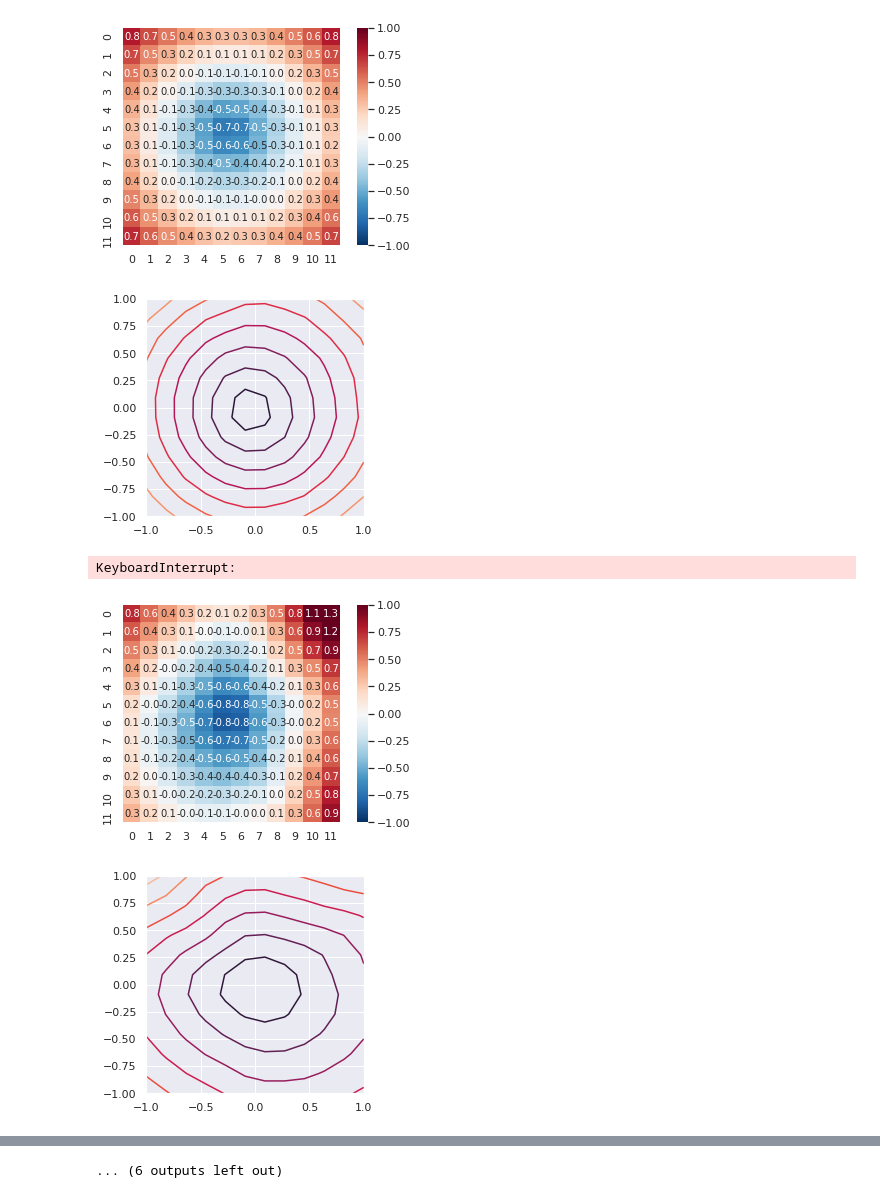
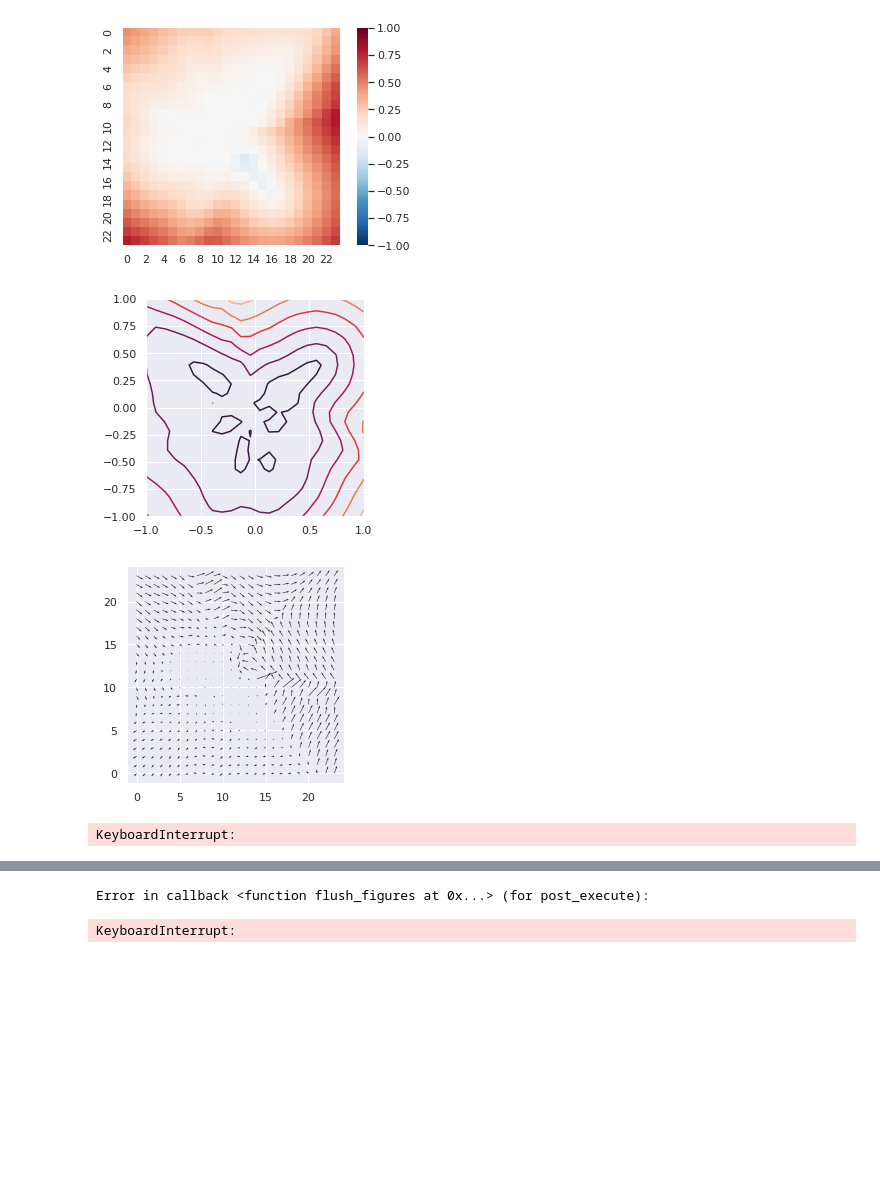
Before and after one commit to AnimatedRNG/3D-video-dynamics, a Jupyter notebook: 2D_experiment.ipynb, the cells around one changed output, grey strips where cells are left out. Saved outputs shown, nothing was run; the diff lists cells and outputs as text; code cells hidden in the pictures; blank space fills up the shorter version.

```diff
--- a/2D_experiment.ipynb
+++ b/2D_experiment.ipynb
@@ -28,7 +28,7 @@ def visualize_normals(pc, normals, limits=[[-1, 1], [-1, 1]]):
     ax.set_aspect('equal')
     plt.show()
 
-def visualize_sdf(sdf, steps=12, extent=[-1, 1, -1, 1], device='cuda'):
+def visualize_sdf(sdf, steps=24, extent=[-1, 1, -1, 1], device='cuda'):
     with torch.enable_grad():
         x = torch.linspace(extent[0], extent[1], steps=steps, device=device)
         y = torch.linspace(extent[0], extent[1], steps=steps, device=device)
@@ -49,7 +49,8 @@ def visualize_sdf(sdf, steps=12, extent=[-1, 1, -1, 1], device='cuda'):
     display.clear_output(wait=True)
 
     heat_fig, heat_ax = plt.subplots()
-    heat_ax = sns.heatmap(v, annot=True, fmt=".1f",
+    heat_ax = sns.heatmap(v,
+                          #annot=True, fmt=".1f",
                           vmin=-1, vmax=1, center=0.0,
                           cmap="RdBu_r")
     heat_ax.set_aspect('equal')
@@ -73,11 +74,17 @@ def get_pc(n=128):
     return torch.stack((radius * torch.cos(theta),
                         radius * torch.sin(theta)), dim=-1)
 
+def get_butterfly(n=1024):
+    theta = torch.linspace(0, 2 * np.pi, steps=n)
+    radius = ((torch.cos(5.0 * theta) ** 2.0) + torch.sin(3 * theta) + 0.3) / 3.0
+    return torch.stack((radius * torch.cos(theta),
+                        radius * torch.sin(theta)), dim=-1)
+
 def compute_normals_2D(pc, ego):
     pc = torch.cat((pc, torch.ones(pc.shape[:-1] + (1,))), dim=-1)
     return compute_normals(pc, ego, False, True)[:, :2]
 # %%
-pc = get_pc()
+pc = get_butterfly()
 normals = compute_normals_2D(pc, torch.tensor([[0.0, 0.0, 0.0]]))
 visualize_normals(pc, normals)
 # %% [output]
@@ -89,10 +96,10 @@ dset = PointDataset(pc, normals)
 loader = DataLoader(dset, batch_size=32, shuffle=True)
 
 '''model = Siren(in_features=2,
-              out_features=1,
-              hidden_features=64,
-              hidden_layers=2,
-              outermost_linear=True)'''
+                 out_features=1,
+                 hidden_features=32,
+                 hidden_layers=6,
+                 outermost_linear=True)'''
 #model = OccupancyNetwork(input_dims=2)
 model = IGR(input_dims=2, depths=[32, 32, 32, 32, 32, 32])
 model = model.cuda()
@@ -102,7 +109,7 @@ lr = 1e-4
 vis_epochs = 100
 '''
 lr = 1e-4
-vis_epochs = 3
+vis_epochs = 100
 
 optim = torch.optim.Adam(lr=lr, params=model.parameters())
 
@@ -111,51 +118,50 @@ c_eikonal = 5e1 # 1.0
 c_inter = 1e2 # 1.0
 c_normals = 1e2
 
-writer = SummaryWriter(os.path.join('logs',
+writer = SummaryWriter(os.path.join('logs', '2D_experiment',
                                     datetime.now().strftime("%Y%m%d-%H%M%S"))
                       )
 
 for epoch in range(100000):
     for point_batch, normals_batch in loader:
         point_batch = point_batch.cuda()
         normals_batch = normals_batch.cuda()
 
         model_output, coords = model(point_batch)
 
         inter_pts = trand(point_batch.shape).cuda()
         inter_samples, inter_coords = model(inter_pts)
         gc = gradient(inter_samples, inter_coords)
 
         l_reconstruction = (model_output ** 2).mean() * c_reconstruction
         l_eikonal = ((1.0 - (gc[:, 0] ** 2 + gc[:, 1] ** 2) ** 2) ** 2).mean() * c_eikonal
         l_inter = torch.exp(-1e2 * torch.abs(inter_samples)).mean() * c_inter
         l_normals = (1 - torch.nn.functional.cosine_similarity(normals_batch, gc, dim=-1).mean()) * c_normals
 
-        loss = l_reconstruction + l_eikonal + c_inter + l_normals
+        loss = l_reconstruction + l_eikonal + c_inter# + l_normals
 
         optim.zero_grad()
         loss.backward()
         optim.step()
 
     with torch.no_grad():
+        writer.add_scalar('Reconstruction Loss',
+                   l_reconstruction.item(),
+                   global_step=epoch)
+        writer.add_scalar('Eikonal Loss',
+                   l_eikonal.item(),
+                   global_step=epoch)
+        writer.add_scalar('Manifold Loss',
+                   l_inter.item(),
+                   global_step=epoch)
+        writer.add_scalar('Normals Loss',
+                   l_normals.item(),
+                   global_step=epoch)
+        writer.flush()
         if epoch % vis_epochs == 0:
-            writer.add_scalar('Reconstruction Loss',
-                       l_reconstruction.item(),
-                       global_step=epoch)
-            writer.add_scalar('Eikonal Loss',
-                       l_eikonal.item(),
-                       global_step=epoch)
-            writer.add_scalar('Manifold Loss',
-                       l_inter.item(),
-                       global_step=epoch)
-            writer.add_scalar('Normals Loss',
-                       l_normals.item(),
-                       global_step=epoch)
-            writer.flush()
             visualize_sdf(model)
 # %% [output]
-[figure, old version]
+[figure, new version]
-[figure, old version]
+[figure, new version]
+[figure, new version]
 KeyboardInterrupt:
-[figure, old version]
-[figure, removed]
@@ -169 +168,2 @@ KeyboardInterrupt:
-... (6 outputs left out)
+Error in callback <function flush_figures at 0x...> (for post_execute):
+KeyboardInterrupt:
```
Also changed, not shown: parts of 2 cells of this notebook, 2 other files.
